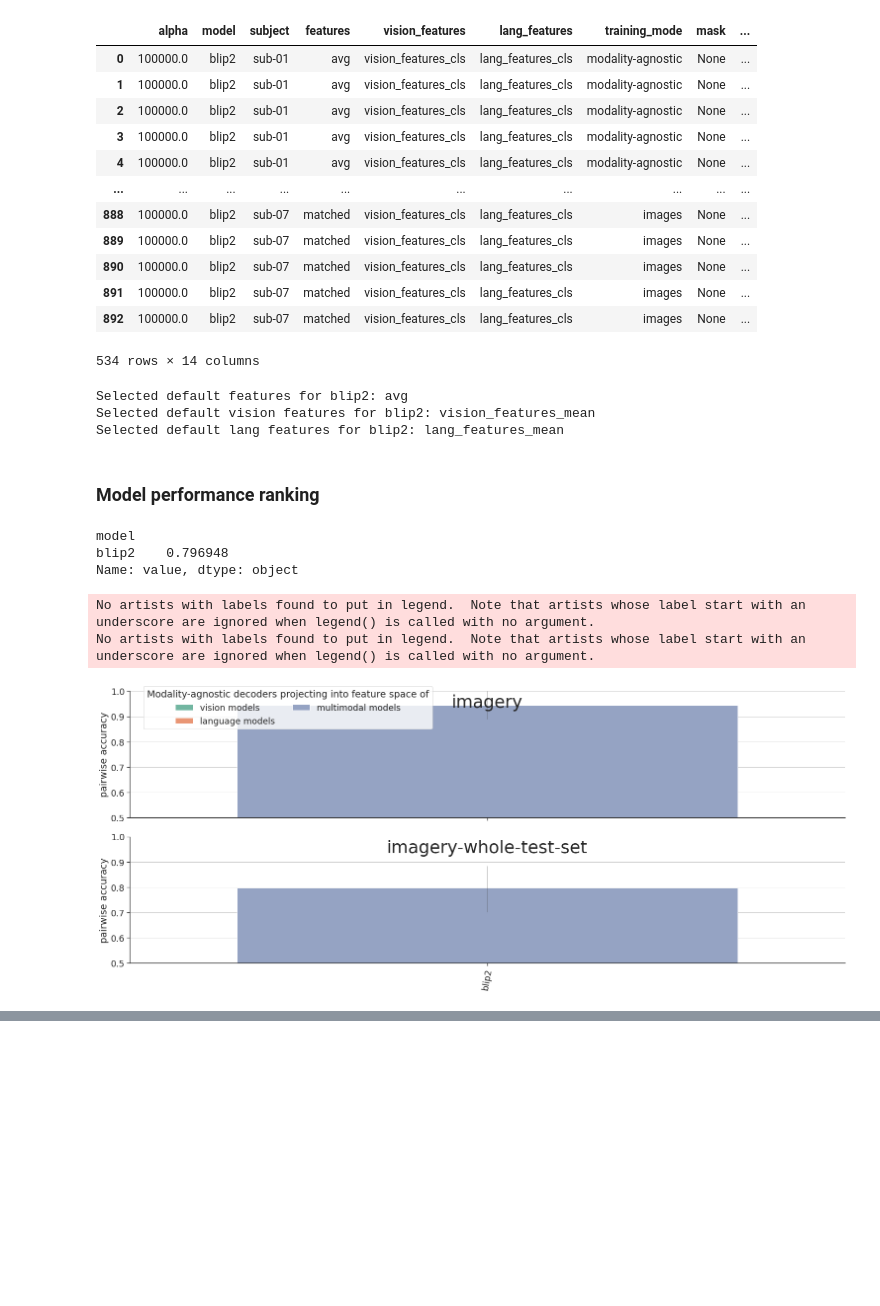
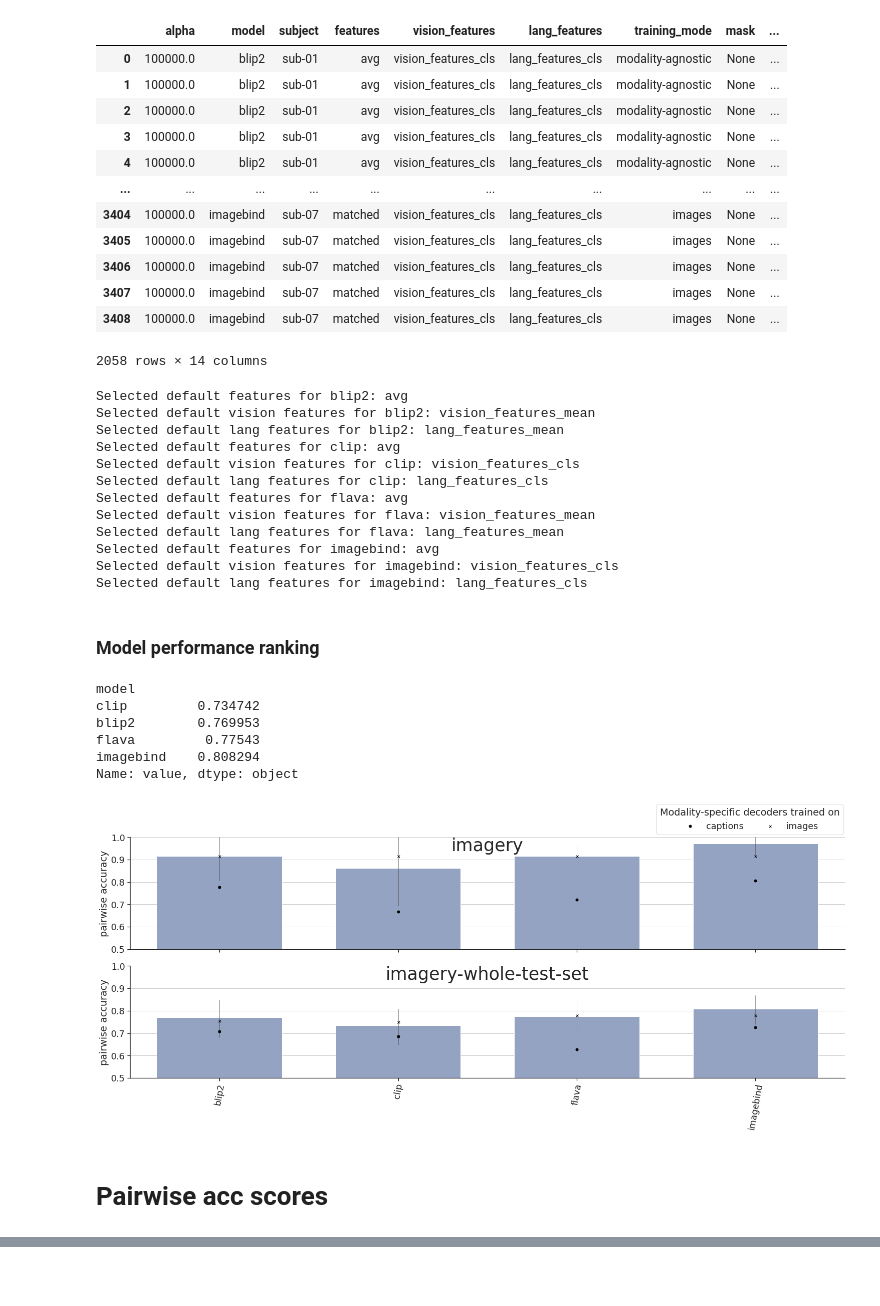
Before and after one commit to mitjanikolaus/multimodal_decoding, a Jupyter notebook: notebooks/imagery_decoding.ipynb, the cells around one changed output, grey strips where cells are left out. Drawn from its saved outputs; the diff is of its cells as text; code cells hidden in the pictures; blank space fills up the shorter version.

```diff
--- a/notebooks/imagery_decoding.ipynb
+++ b/notebooks/imagery_decoding.ipynb
@@ -17,18 +17,19 @@ ACC_MODALITY_AGNOSTIC, ACC_CAPTIONS, ACC_IMAGES, get_default_features, get_defau
 ACC_IMAGERY, ACC_IMAGERY_WHOLE_TEST, calc_all_pairwise_accuracy_scores, get_nn_latent_data
 
 from notebook_utils import add_avg_subject, create_result_graph, plot_metric_catplot, plot_metric, load_results_data, ACC_MEAN, PALETTE_BLACK_ONLY, METRICS_IMAGERY
+# %%
+MODELS = ["clip", "imagebind", "flava", "blip2"]
+all_data = load_results_data(MODELS, metrics=METRICS_IMAGERY)
 # %%
 # MODELS = ["random-flava", "vit-b-16", "vit-l-16", "resnet-18", "resnet-50", "resnet-152", "dino-base", "dino-large", "dino-giant",
 #                "bert-base-uncased", "bert-large-uncased", "llama2-7b", "llama2-13b", "mistral-7b", "mixtral-8x7b", "gpt2-small", "gpt2-medium", "gpt2-large", "gpt2-xl",
 #                "visualbert", "lxmert", "bridgetower-large", "vilt", "clip", "imagebind", "flava", "blip2"]
-MODEL = "blip2"
+data_whole_brain = all_data.copy()
 
-all_data = load_results_data([MODEL], metrics=METRICS_IMAGERY)
+data_whole_brain = data_whole_brain[pd.isna(data_whole_brain["mask"])]
+data_whole_brain = data_whole_brain[data_whole_brain.surface == False]
 
-all_data = all_data[pd.isna(all_data["mask"])]
-all_data = all_data[all_data.surface == False]
-
-all_data
+data_whole_brain
 # for model in MODEL_ORDER:
 #     print(model, end=" ")
 # all_data = all_data[all_data.subject.isin(['sub-01', 'sub-02', 'sub-03', 'sub-04'])]
@@ -41,12 +42,12 @@ all_data
 | 3 | 100000.0 | blip2 | sub-01 | avg | vision_features_cls | lang_features_cls | modality-agnostic | None | ... |
 | 4 | 100000.0 | blip2 | sub-01 | avg | vision_features_cls | lang_features_cls | modality-agnostic | None | ... |
 | ... | ... | ... | ... | ... | ... | ... | ... | ... | ... |
-| 888 | 100000.0 | blip2 | sub-07 | matched | vision_features_cls | lang_features_cls | images | None | ... |
-| 889 | 100000.0 | blip2 | sub-07 | matched | vision_features_cls | lang_features_cls | images | None | ... |
-| 890 | 100000.0 | blip2 | sub-07 | matched | vision_features_cls | lang_features_cls | images | None | ... |
-| 891 | 100000.0 | blip2 | sub-07 | matched | vision_features_cls | lang_features_cls | images | None | ... |
-| 892 | 100000.0 | blip2 | sub-07 | matched | vision_features_cls | lang_features_cls | images | None | ... |
+| 3404 | 100000.0 | imagebind | sub-07 | matched | vision_features_cls | lang_features_cls | images | None | ... |
+| 3405 | 100000.0 | imagebind | sub-07 | matched | vision_features_cls | lang_features_cls | images | None | ... |
+| 3406 | 100000.0 | imagebind | sub-07 | matched | vision_features_cls | lang_features_cls | images | None | ... |
+| 3407 | 100000.0 | imagebind | sub-07 | matched | vision_features_cls | lang_features_cls | images | None | ... |
+| 3408 | 100000.0 | imagebind | sub-07 | matched | vision_features_cls | lang_features_cls | images | None | ... |
-534 rows × 14 columns
+2058 rows × 14 columns
 # %%
 def get_data_default_feats(data):
     data_default_feats = data.copy()
@@ -58,11 +59,20 @@ def get_data_default_feats(data):
 
     return data_default_feats
 
-data_default_feats = get_data_default_feats(all_data)
+data_default_feats = get_data_default_feats(data_whole_brain)
 # %% [output]
 Selected default features for blip2: avg
 Selected default vision features for blip2: vision_features_mean
 Selected default lang features for blip2: lang_features_mean
+Selected default features for clip: avg
+Selected default vision features for clip: vision_features_cls
+Selected default lang features for clip: lang_features_cls
+Selected default features for flava: avg
+Selected default vision features for flava: vision_features_mean
+Selected default lang features for flava: lang_features_mean
+Selected default features for imagebind: avg
+Selected default vision features for imagebind: vision_features_cls
+Selected default lang features for imagebind: lang_features_cls
 # %% [markdown]
 ### Model performance ranking
 # %%
@@ -78,27 +88,32 @@ scores = dp.groupby("model").value.mean().sort_values()
 print(scores)
 # %% [output]
 model
-blip2    0.796948
+clip         0.734742
+blip2        0.769953
+flava         0.77543
+imagebind    0.808294
 Name: value, dtype: object
 # %%
 sns.set(font_scale=1.6)
 TRAIN_MODE_ORDER = ["images", "captions", "modality-agnostic"]
 FEAT_ORDER = ["vision models", "language models", "multimodal models"]
 FEATS_MULTIMODAL = ["fused_mean", "fused_cls", "avg", "matched"]
 
 data_to_plot = data_default_feats.copy()
 
 data_to_plot["features"] = data_to_plot.features.replace({"vision": "vision models", "lang": "language models"})
 data_to_plot["features"] = data_to_plot.features.replace({f: "multimodal models" for f in FEATS_MULTIMODAL})
 
-model_feat_order = ["blip2_avg"]
+model_feat_order = data_to_plot.model_feat.unique()
+# print(model_feat_order)
 
 metrics_order = [ACC_IMAGERY, ACC_IMAGERY_WHOLE_TEST]
-figure, lgd = create_result_graph(data_to_plot, model_feat_order, metrics=metrics_order, row_order=metrics_order, hue_order=FEAT_ORDER, ylim=(0.5, 1), row_title_height=0.85,
-                             legend_bbox=(0.06,0.98), legend_2_bbox=(0.99,0.98), height=4.5, legend_title="Modality-agnostic decoders projecting into feature space of", verify_num_datapoints=False)
-plt.savefig(os.path.join(RESULTS_DIR, f"features_comparison_pairwise_acc.png"), bbox_extra_artists=(lgd,), bbox_inches='tight', pad_inches=0, dpi=300)
+figure, lgd = create_result_graph(data_to_plot, order=model_feat_order, metrics=metrics_order, row_order=metrics_order, hue_order=FEAT_ORDER, ylim=(0.5, 1), row_title_height=0.85,
+                             legend_bbox=(0.06,0.98), legend_2_bbox=(0.99,1.05), height=4.5, legend_title="Modality-agnostic decoders projecting into feature space of", plot_legend=False, verify_num_datapoints=False)
+
+# plt.savefig(os.path.join(RESULTS_DIR, f"imagery_features_comparison_pairwise_acc.png"), bbox_extra_artists=(lgd,), bbox_inches='tight', pad_inches=0, dpi=300)
 # %% [output]
-No artists with labels found to put in legend.  Note that artists whose label start with an underscore are ignored when legend() is called with no argument.
-No artists with labels found to put in legend.  Note that artists whose label start with an underscore are ignored when legend() is called with no argument.
-[figure, old version]
+[figure, new version]
+# %% [markdown]
+# Pairwise acc scores
 # %%
```
Also changed, not shown: parts of 16 cells of this notebook, 2 other files.
